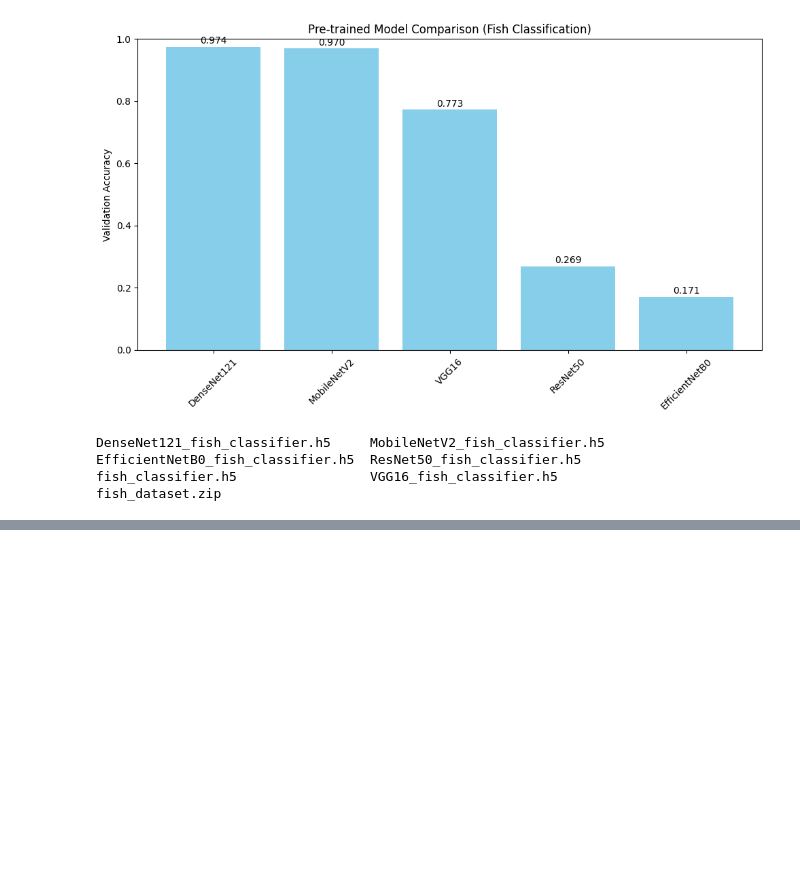
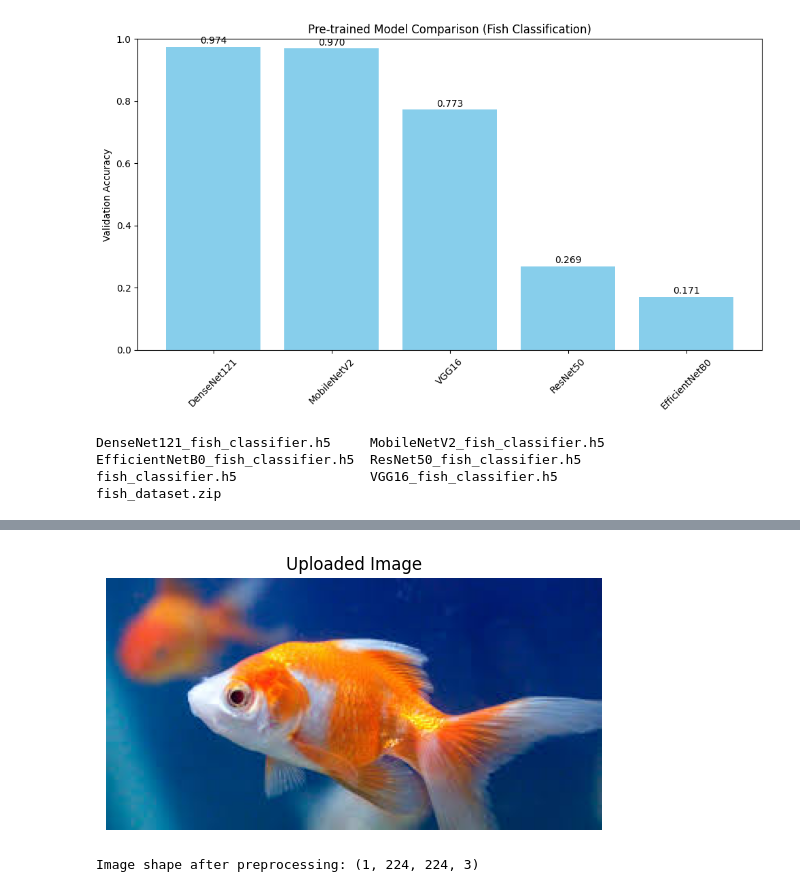
Before and after one commit to sindhu7-zero/fish_classifier, a Jupyter notebook: Fish_classification.ipynb, the cells around one changed output, grey strips where cells are left out. Cells and saved outputs as stored; diff of their text form; code cells hidden in the pictures; blank space fills up the shorter version.

```diff
--- a/Fish_classification.ipynb
+++ b/Fish_classification.ipynb
@@ -433,3 +433,16 @@ DenseNet121_fish_classifier.h5     MobileNetV2_fish_classifier.h5
 EfficientNetB0_fish_classifier.h5  ResNet50_fish_classifier.h5
 fish_classifier.h5                 VGG16_fish_classifier.h5
 fish_dataset.zip
+# %%
+from google.colab import files
+import matplotlib.pyplot as plt
+from PIL import Image
+import numpy as np
+
+# Upload a single image
+print("📤 Please upload a fish image (e.g., .jpg, .png)")
+uploaded = files.upload()
+
+# Get the filename (only one file expected)
+img_path = list(uploaded.keys())[0]
+print(f"✅ Uploaded: {img_path}")
@@ -435,0 +454,17 @@ fish_dataset.zip
+# %%
+# Load and display the image
+img = Image.open(img_path).convert('RGB')  # Ensure 3 channels
+plt.imshow(img)
+plt.title("Uploaded Image")
+plt.axis('off')
+plt.show()
+
+# Resize and preprocess
+img_resized = img.resize((224, 224))
+img_array = np.array(img_resized) / 255.0  # Normalize to [0,1]
+img_batch = np.expand_dims(img_array, axis=0)  # Add batch dimension
+
+print("Image shape after preprocessing:", img_batch.shape)  # Should be (1, 224, 224, 3)
+# %% [output]
+[figure, added]
+Image shape after preprocessing: (1, 224, 224, 3)
```
Also changed, not shown: parts of 3 cells of this notebook.
